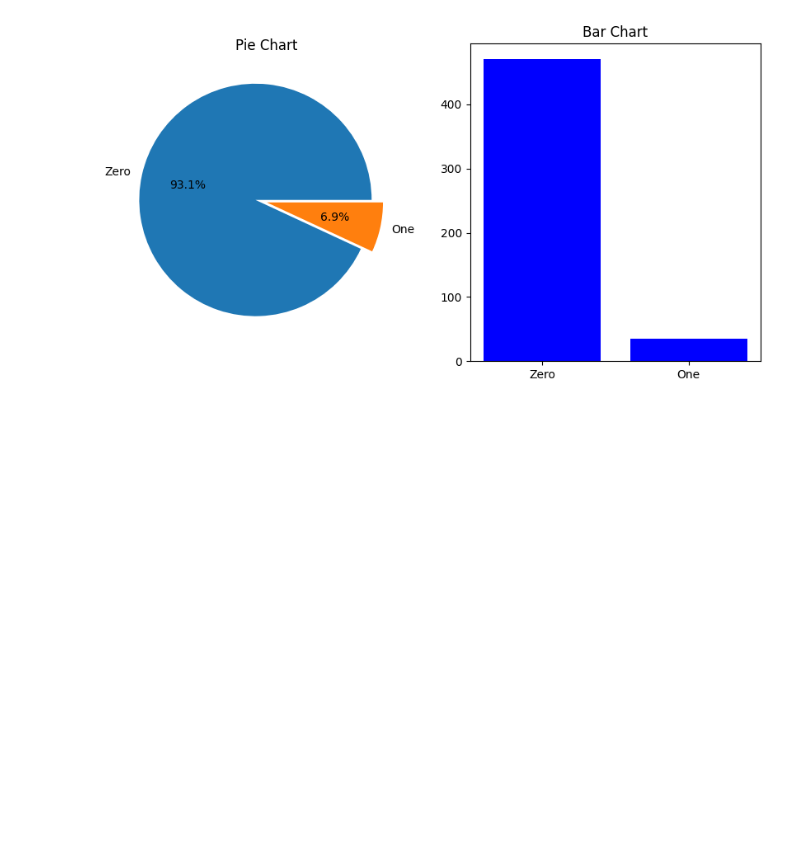
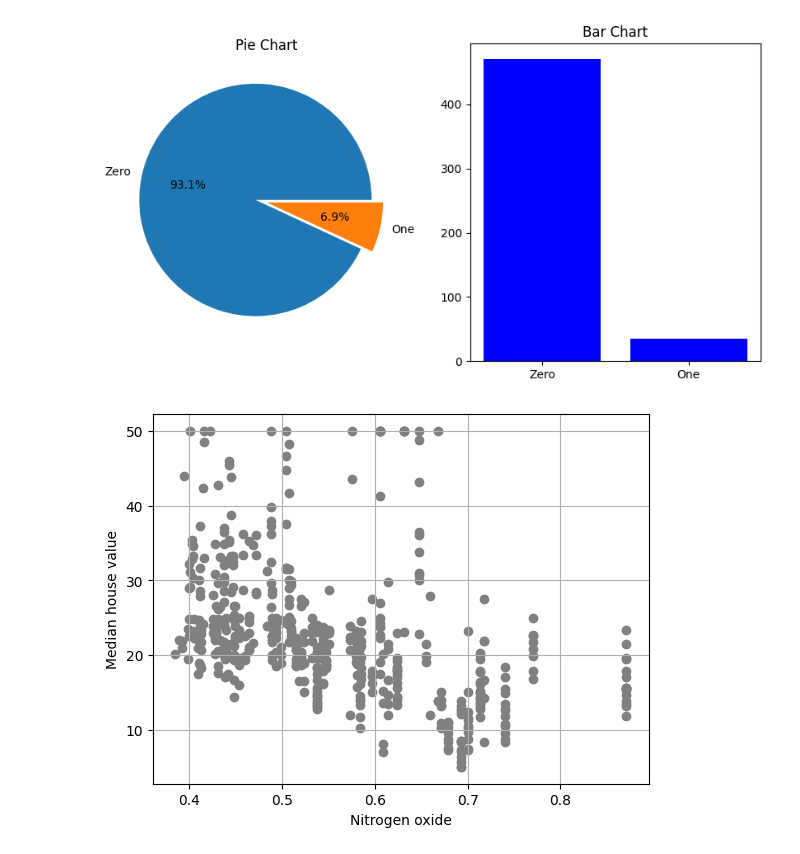
Before and after one commit to Pratyusha-Mukherjee/FSP-MachineLearning, a Jupyter notebook: day3/multiple_linear_regression.ipynb, the cells around one changed output. Drawn from its saved outputs; the diff is of its cells as text; code cells hidden in the pictures; blank space fills up the shorter version.

```diff
--- a/day3/multiple_linear_regression.ipynb
+++ b/day3/multiple_linear_regression.ipynb
@@ -161,3 +161,11 @@ plt.bar(value, frequencies, color='blue')
 plt.show()
 # %% [output]
 [figure]
+# %%
+plt.scatter(df['nox'],df['medv'],color='grey')
+plt.xlabel("Nitrogen oxide")
+plt.ylabel("Median house value")
+plt.grid()
+plt.show()
+# %% [output]
+[figure, added]
```
